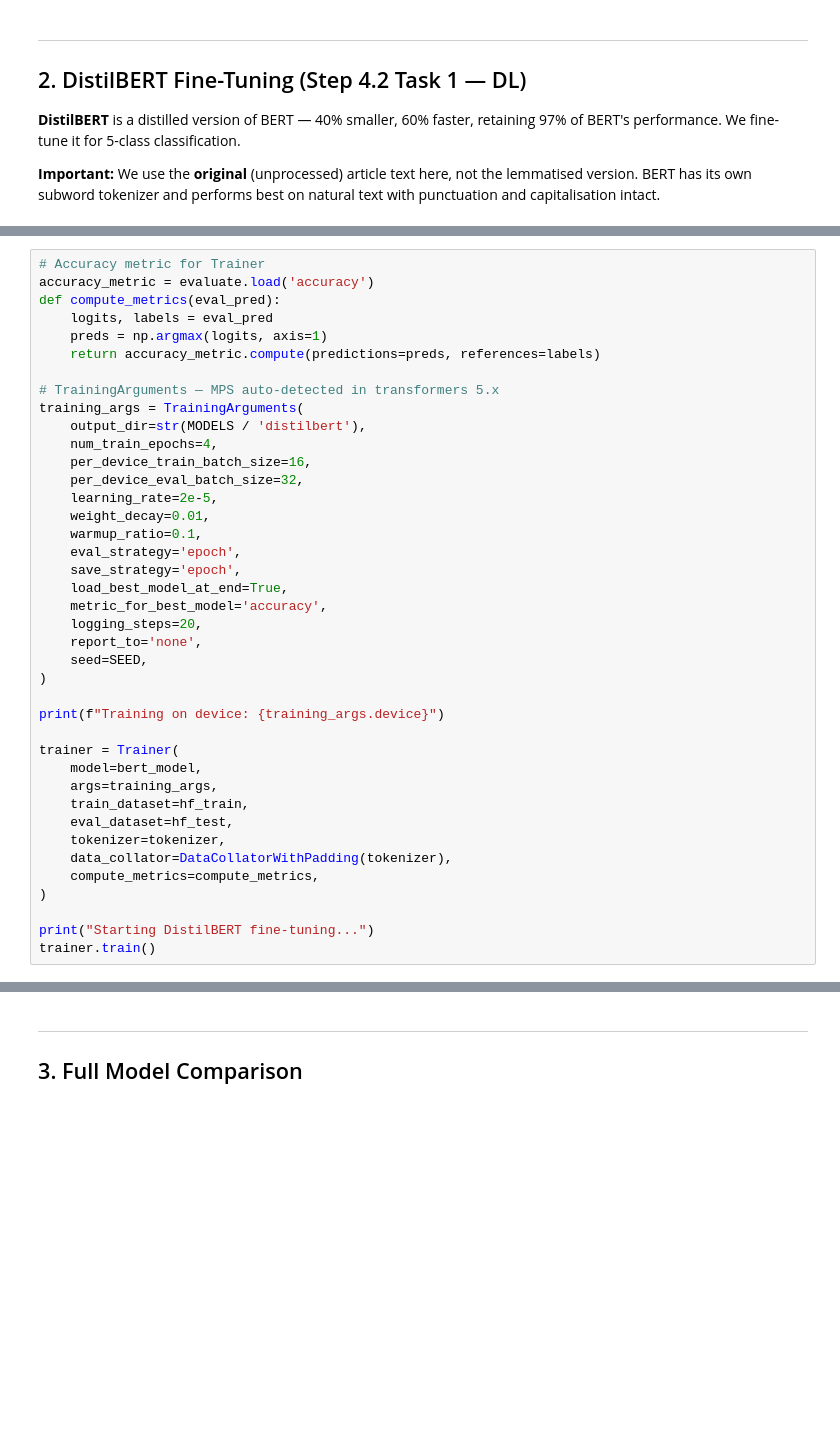
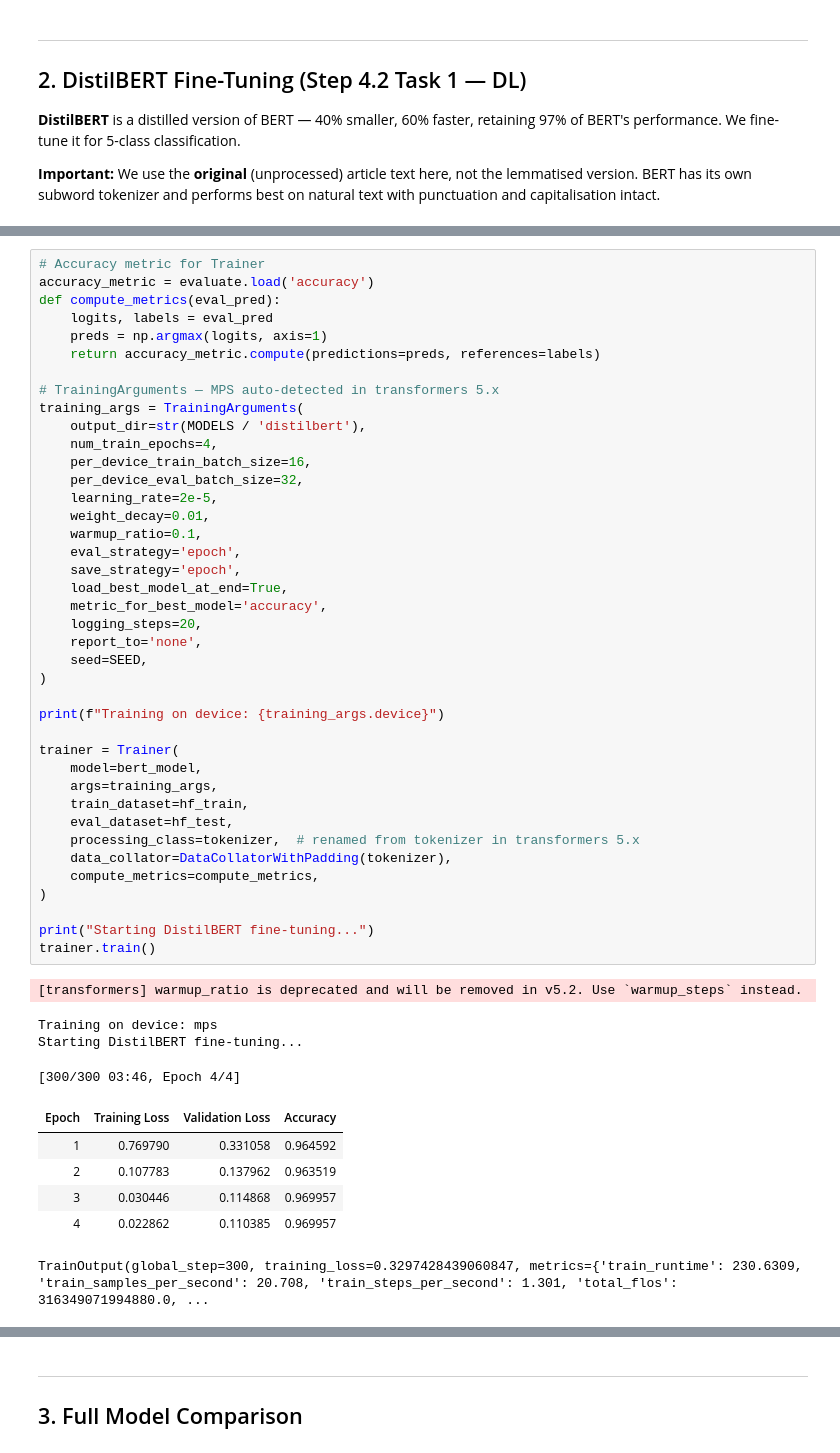
Before and after one commit to Geoanto8043/itc6110-nlp-project, a Jupyter notebook: notebooks/03_dl_rag_ui.ipynb, the cells around one changed output, grey strips where cells are left out. Drawn from its saved outputs; the diff is of its cells as text; blank space fills up the shorter version.

```diff
--- a/notebooks/03_dl_rag_ui.ipynb
+++ b/notebooks/03_dl_rag_ui.ipynb
@@ -276,34 +389,45 @@ def compute_metrics(eval_pred):
 training_args = TrainingArguments(
     output_dir=str(MODELS / 'distilbert'),
     num_train_epochs=4,
     per_device_train_batch_size=16,
     per_device_eval_batch_size=32,
     learning_rate=2e-5,
     weight_decay=0.01,
     warmup_ratio=0.1,
     eval_strategy='epoch',
     save_strategy='epoch',
     load_best_model_at_end=True,
     metric_for_best_model='accuracy',
     logging_steps=20,
     report_to='none',
     seed=SEED,
 )
 
 print(f"Training on device: {training_args.device}")
 
 trainer = Trainer(
     model=bert_model,
     args=training_args,
     train_dataset=hf_train,
     eval_dataset=hf_test,
-    tokenizer=tokenizer,
+    processing_class=tokenizer,  # renamed from tokenizer in transformers 5.x
     data_collator=DataCollatorWithPadding(tokenizer),
     compute_metrics=compute_metrics,
 )
 
 print("Starting DistilBERT fine-tuning...")
 trainer.train()
+# %% [output]
+[transformers] warmup_ratio is deprecated and will be removed in v5.2. Use `warmup_steps` instead.
+Training on device: mps
+Starting DistilBERT fine-tuning...
+[300/300 03:46, Epoch 4/4]
+| Epoch | Training Loss | Validation Loss | Accuracy |
+| 1 | 0.769790 | 0.331058 | 0.964592 |
+| 2 | 0.107783 | 0.137962 | 0.963519 |
+| 3 | 0.030446 | 0.114868 | 0.969957 |
+| 4 | 0.022862 | 0.110385 | 0.969957 |
+TrainOutput(global_step=300, training_loss=0.3297428439060847, metrics={'train_runtime': 230.6309, 'train_samples_per_second': 20.708, 'train_steps_per_second': 1.301, 'total_flos': 316349071994880.0, ...
 # %%
 # Evaluate DistilBERT
 bert_results = trainer.evaluate()
```
Also changed, not shown: parts of 21 cells of this notebook, 3 other files.
